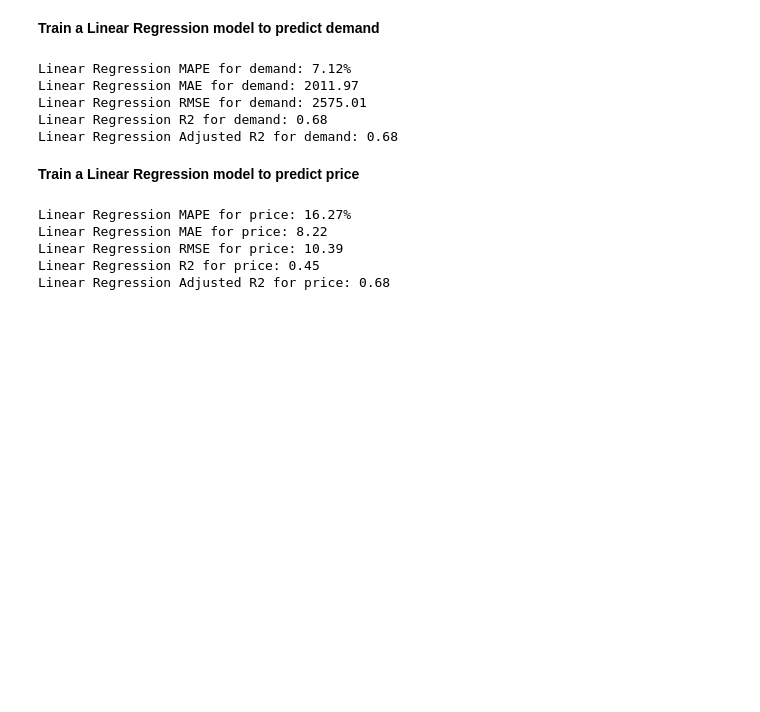
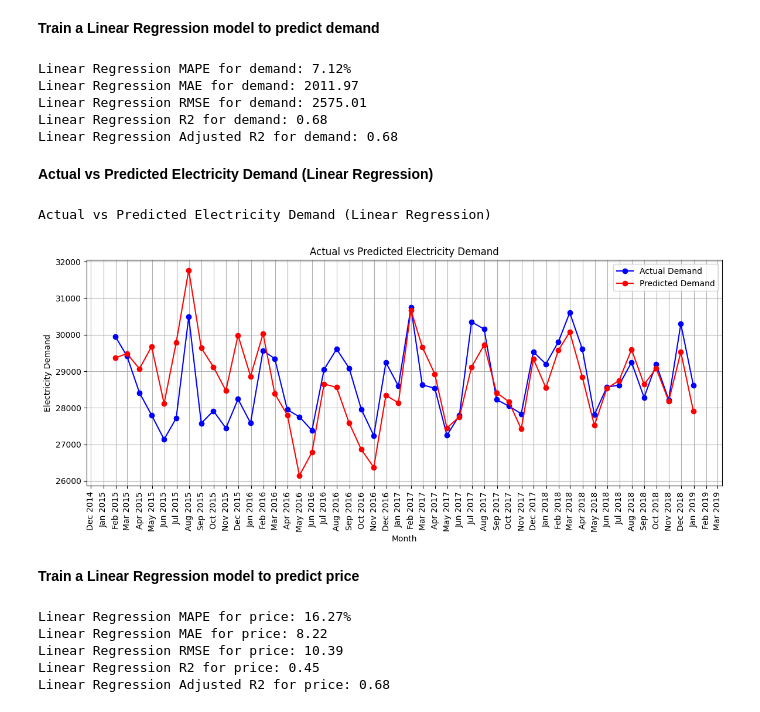
Before and after one commit to BrightonAnthony/Electricity-Demand-and-Price-Forecasting, a Jupyter notebook: Electricity_Demand_Forecasting.ipynb, the cells around one changed output. Saved outputs shown, nothing was run; the diff lists cells and outputs as text; code cells hidden in the pictures; blank space fills up the shorter version.

```diff
--- a/Electricity_Demand_Forecasting.ipynb
+++ b/Electricity_Demand_Forecasting.ipynb
@@ -659,6 +667,47 @@ Linear Regression MAE for demand: 2011.97
 Linear Regression RMSE for demand: 2575.01
 Linear Regression R2 for demand: 0.68
 Linear Regression Adjusted R2 for demand: 0.68
+# %% [markdown]
+**Actual vs Predicted Electricity Demand (Linear Regression)**
+# %%
+#Actual vs Predicted Electricity Demand
+print(blue("Actual vs Predicted Electricity Demand (Linear Regression)", ['bold']))
+
+test_indices = X_test_demand.index
+
+# Get the corresponding dates for the test set
+test_dates = merged_df.loc[test_indices, 'time']
+
+# Convert test_dates to datetime if not already
+test_dates = pd.to_datetime(test_dates)
+
+# Create a DataFrame with the dates, actual, and predicted values
+results_df = pd.DataFrame({'Date': test_dates, 'Actual': y_test_demand, 'Predicted': y_pred_lr})
+
+# Set Date as the index
+results_df.set_index('Date', inplace=True)
+
+# Group by month and calculate the mean for each month
+monthly_results = results_df.resample('M').mean()
+
+# Create the plot
+plt.figure(figsize=(14, 5))
+plt.plot(monthly_results.index, monthly_results['Actual'], label='Actual Demand', color='blue', marker='o')
+plt.plot(monthly_results.index, monthly_results['Predicted'], label='Predicted Demand', color='red', marker='o')
+plt.title('Actual vs Predicted Electricity Demand')
+plt.xlabel('Month')
+plt.ylabel('Electricity Demand')
+plt.legend()
+plt.grid(True)
+
+# Format the x-axis to show month and year
+plt.gca().xaxis.set_major_formatter(mdates.DateFormatter('%b %Y'))
+plt.gca().xaxis.set_major_locator(mdates.MonthLocator())
+plt.xticks(rotation=90)
+plt.show()
+# %% [output]
+Actual vs Predicted Electricity Demand (Linear Regression)
+[figure, added]
 # %% [markdown]
 **Train a Linear Regression model to predict price**
 # %%
```
Also changed, not shown: parts of 55 cells of this notebook.
